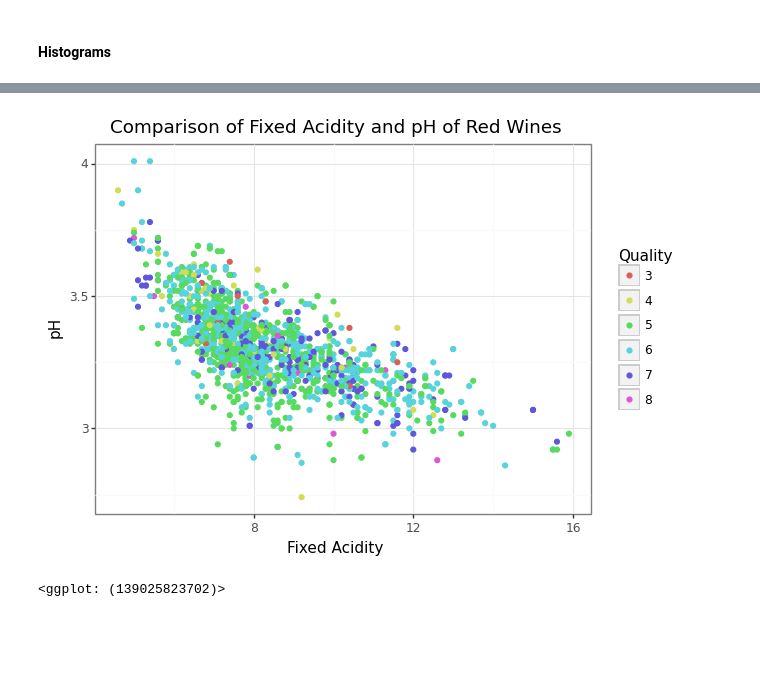
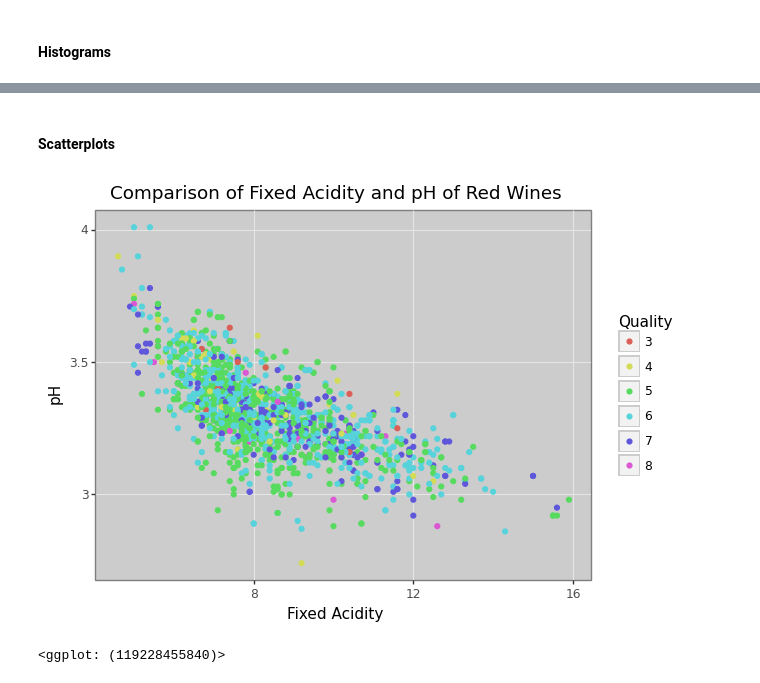
Before and after one commit to zopalmer14/Red-Wine-Python-DS-Practice, a Jupyter notebook: red_wine_eda.ipynb, the cells around one changed output, grey strips where cells are left out. Saved outputs shown, nothing was run; the diff lists cells and outputs as text; code cells hidden in the pictures; blank space fills up the shorter version.

```diff
--- a/red_wine_eda.ipynb
+++ b/red_wine_eda.ipynb
@@ -238,9 +277,11 @@ remaining_df = long_df[~long_df['variable'].isin(dioxide)]
+# %% [markdown]
+#### Scatterplots
 # %%
 (ggplot(wine_df, aes('fixed acidity', 'pH', color = 'factor(quality)'))
- + geom_point()
- + theme_bw() +
- labs(title = 'Comparison of Fixed Acidity and pH of Red Wines',
-      x = 'Fixed Acidity', y = 'pH', color = 'Quality'))
++ geom_point()
++ theme_bw()
++ theme(panel_grid_minor = element_blank(), panel_background = element_rect(fill = '0.8'))
++ labs(title = 'Comparison of Fixed Acidity and pH of Red Wines', x = 'Fixed Acidity', y = 'pH', color = 'Quality'))
 # %% [output]
-[figure, old version]
+[figure, new version]
-<ggplot: (139025823702)>
+<ggplot: (119228455840)>
```
Also changed, not shown: parts of 15 cells of this notebook.
